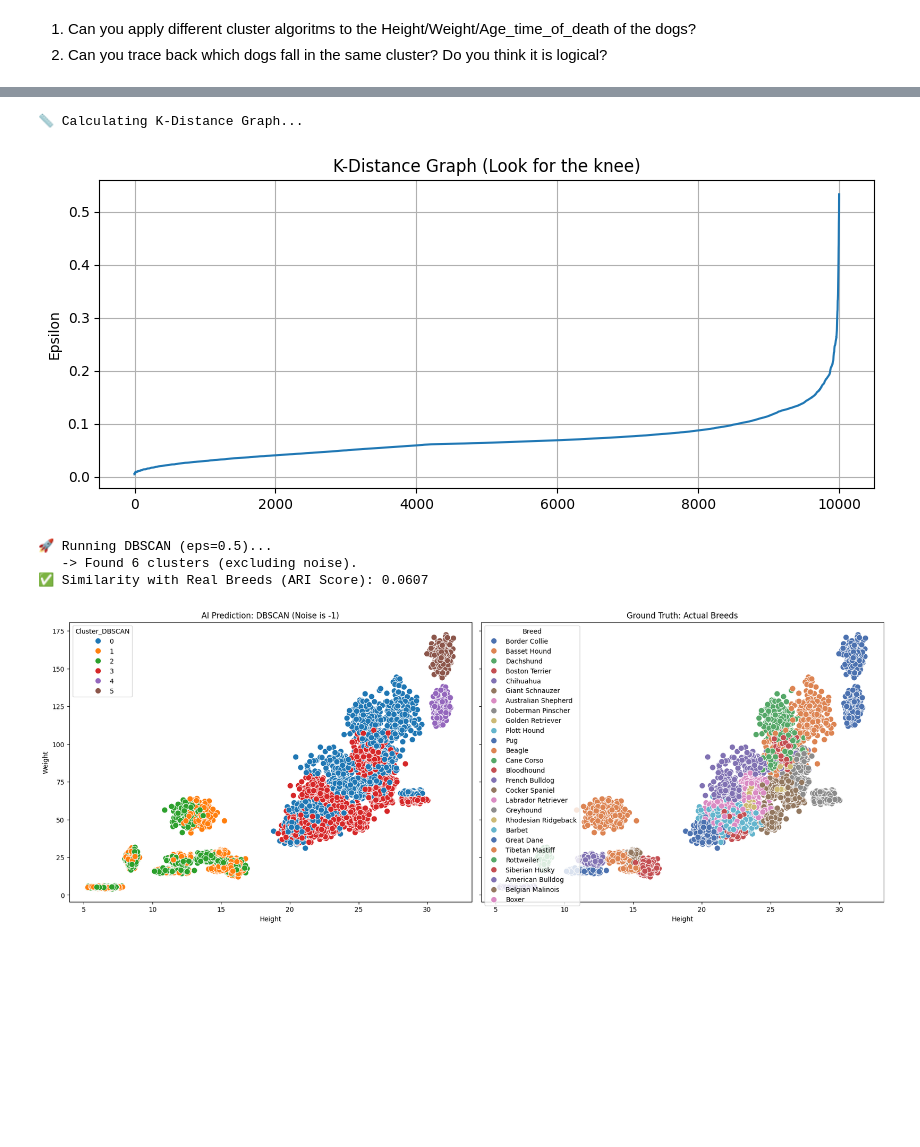
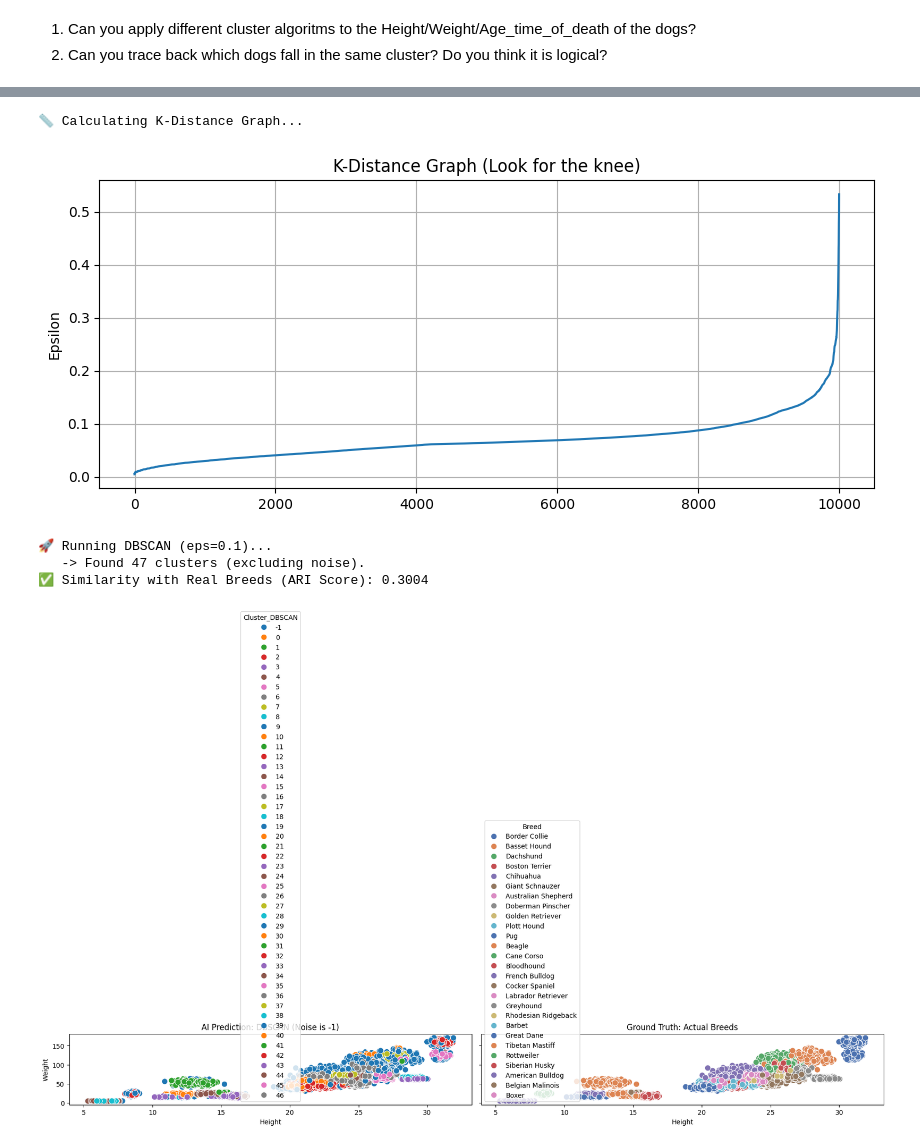
Before and after one commit to niboR13s/Data-science-code, a Jupyter notebook: Homework/Week_03/Unsupervised methods/00_Dog_clustering.ipynb, the cells around one changed output, grey strips where cells are left out. Drawn from its saved outputs; the diff is of its cells as text; code cells hidden in the pictures; blank space fills up the shorter version.

Commit message:
clustering and time series

```diff
--- a/Homework/Week_03/Unsupervised methods/00_Dog_clustering.ipynb
+++ b/Homework/Week_03/Unsupervised methods/00_Dog_clustering.ipynb
@@ -36,6 +36,8 @@ sns.pairplot(df.drop(['Gender','Skills','Likes'],axis=1), hue='Breed')
 # %% [markdown]
 1) Can you apply different cluster algoritms to the Height/Weight/Age_time_of_death of the dogs?<br>
 2) Can you trace back which dogs fall in the same cluster? Do you think it is logical?
+# %%
+Kluster_range = range(1,30)
 # %%
 import pandas as pd
 import numpy as np
@@ -66,15 +68,14 @@ X_scaled = pd.DataFrame(scaler.fit_transform(X), columns=X.columns)
 # --- 2. Elbow Method ---
 print("📉 Calculating Elbow Curve...")
 inertia = []
-k_range = range(1, 11)
 
-for k in k_range:
+for k in Kluster_range:
     kmeans = KMeans(n_clusters=k, random_state=42, n_init=10)
     kmeans.fit(X_scaled)
     inertia.append(kmeans.inertia_)
 
 plt.figure(figsize=(10, 4))
-plt.plot(k_range, inertia, marker='o', linestyle='--')
+plt.plot(Kluster_range, inertia, marker='o', linestyle='--')
 plt.title('Elbow Method: Optimal k')
 plt.xlabel('Number of Clusters (k)')
 plt.ylabel('Inertia')
@@ -83,7 +84,7 @@ plt.show()
 
 # --- 3. Apply K-Means ---
 # Set k to the number of breeds you expect (or based on elbow)
-optimal_k = 3
+optimal_k =27
 print(f"🚀 Running K-Means with k={optimal_k}...")
 
 kmeans = KMeans(n_clusters=optimal_k, random_state=42, n_init=10)
@@ -134,10 +135,10 @@ plt.ylabel('Distance')
 plt.show()
 
 # --- 2. Apply Agglomerative Clustering ---
-n_clusters = 3
-print(f"🚀 Running Agglomerative Clustering (n={n_clusters})...")
 
-agg_clus = AgglomerativeClustering(n_clusters=n_clusters, linkage='ward')
+print(f"🚀 Running Agglomerative Clustering (n={27})...")
+
+agg_clus = AgglomerativeClustering(n_clusters=27, linkage='ward')
 df_clus['Cluster_Agg'] = agg_clus.fit_predict(X_scaled)
 
 # --- 3. Comparison with Ground Truth ---
@@ -184,40 +185,40 @@ plt.grid(True)
 plt.show()
 
 # --- 2. Apply DBSCAN ---
-eps_value = 0.5 # Adjust based on plot!
+eps_value = 0.1 # Adjust based on plot!
 print(f"🚀 Running DBSCAN (eps={eps_value})...")
 
 dbscan = DBSCAN(eps=eps_value, min_samples=min_samples)
 df_clus['Cluster_DBSCAN'] = dbscan.fit_predict(X_scaled)
 
 # Check stats
 n_clusters_db = len(set(df_clus['Cluster_DBSCAN'])) - (1 if -1 in df_clus['Cluster_DBSCAN'].values else 0)
 print(f"   -> Found {n_clusters_db} clusters (excluding noise).")
 
 # --- 3. Comparison with Ground Truth ---
 ari_score = adjusted_rand_score(df_clus['Breed'], df_clus['Cluster_DBSCAN'])
 print(f"✅ Similarity with Real Breeds (ARI Score): {ari_score:.4f}")
 
 # Side-by-Side Visualization
 fig, axes = plt.subplots(1, 2, figsize=(18, 7), sharey=True)
 
 # Plot 1: AI Clusters (Note: -1 is Noise)
 sns.scatterplot(data=df_clus, x='Height', y='Weight', hue='Cluster_DBSCAN', palette='tab10', s=80, ax=axes[0])
 axes[0].set_title(f'AI Prediction: DBSCAN (Noise is -1)')
 
 # Plot 2: Real Breeds
 sns.scatterplot(data=df_clus, x='Height', y='Weight', hue='Breed', palette='deep', s=80, ax=axes[1])
 axes[1].set_title('Ground Truth: Actual Breeds')
 
 plt.tight_layout()
 plt.show()
 # %% [output]
 📏 Calculating K-Distance Graph...
 [figure]
-🚀 Running DBSCAN (eps=0.5)...
-   -> Found 6 clusters (excluding noise).
-✅ Similarity with Real Breeds (ARI Score): 0.0607
+🚀 Running DBSCAN (eps=0.1)...
+   -> Found 47 clusters (excluding noise).
+✅ Similarity with Real Breeds (ARI Score): 0.3004
-[figure, old version]
+[figure, new version]
 # %%
 from sklearn.mixture import GaussianMixture
 from sklearn.metrics import adjusted_rand_score
```
Also changed, not shown: parts of 8 cells of this notebook, 2 other files.
